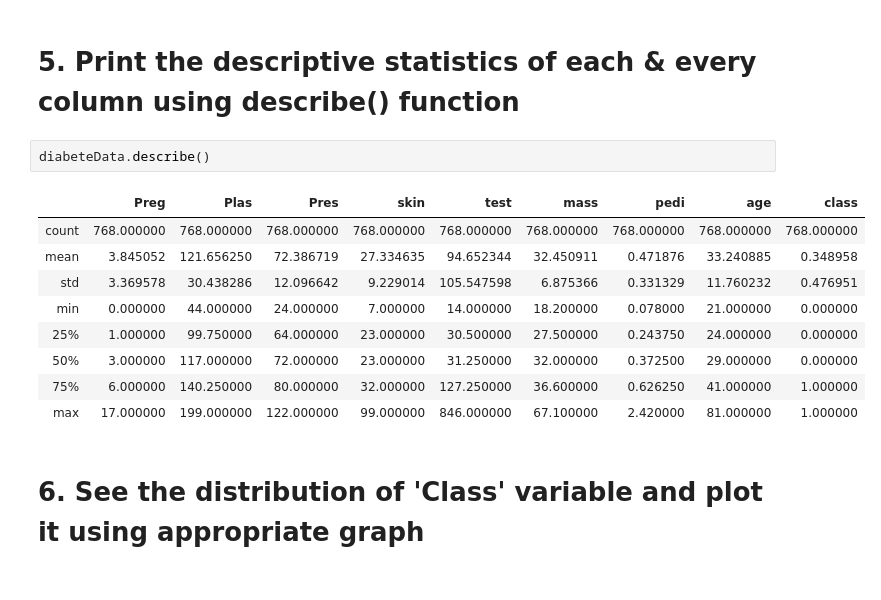
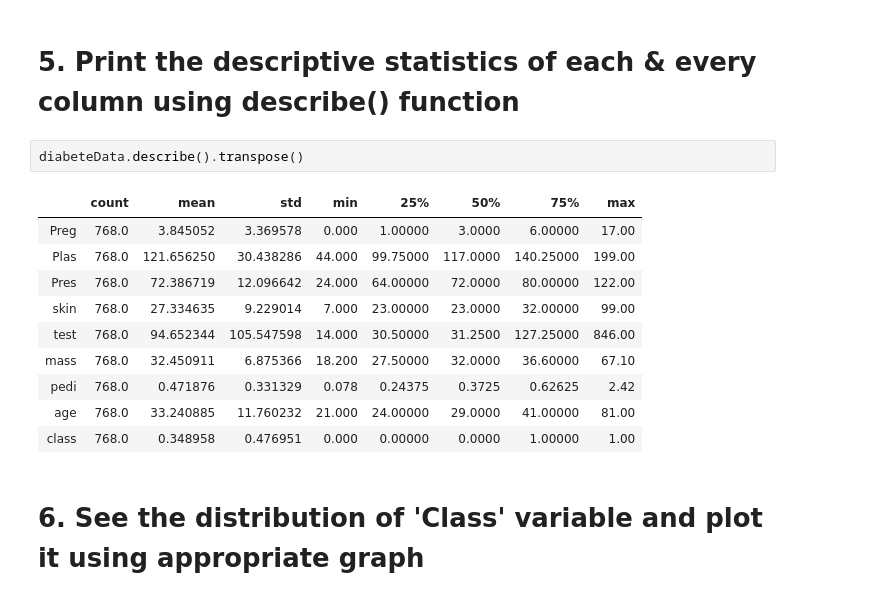
Before and after one commit to NhatTanVu/AI-ML, a Jupyter notebook: Ensemble Techniques & Model Tuning/Week 1/Self study/PE -DT-Questions.ipynb, the cells around one changed output. Cells and saved outputs as stored; diff of their text form.

Commit message:
- Add .transpose() to .describe() - Add notes for mentor session

```diff
--- a/Ensemble Techniques & Model Tuning/Week 1/Self study/PE -DT-Questions.ipynb
+++ b/Ensemble Techniques & Model Tuning/Week 1/Self study/PE -DT-Questions.ipynb
@@ -120,17 +120,18 @@ diabeteData.loc[diabeteData["mass"] == 0, 'mass'] = diabeteData.median()["mass"]
 # %% [markdown]
 # 5. Print the descriptive statistics of each & every column using describe() function
 # %%
-diabeteData.describe()
+diabeteData.describe().transpose()
 # %% [output]
-|  | Preg | Plas | Pres | skin | test | mass | pedi | age | class |
-| count | 768.000000 | 768.000000 | 768.000000 | 768.000000 | 768.000000 | 768.000000 | 768.000000 | 768.000000 | 768.000000 |
-| mean | 3.845052 | 121.656250 | 72.386719 | 27.334635 | 94.652344 | 32.450911 | 0.471876 | 33.240885 | 0.348958 |
-| std | 3.369578 | 30.438286 | 12.096642 | 9.229014 | 105.547598 | 6.875366 | 0.331329 | 11.760232 | 0.476951 |
-| min | 0.000000 | 44.000000 | 24.000000 | 7.000000 | 14.000000 | 18.200000 | 0.078000 | 21.000000 | 0.000000 |
-| 25% | 1.000000 | 99.750000 | 64.000000 | 23.000000 | 30.500000 | 27.500000 | 0.243750 | 24.000000 | 0.000000 |
-| 50% | 3.000000 | 117.000000 | 72.000000 | 23.000000 | 31.250000 | 32.000000 | 0.372500 | 29.000000 | 0.000000 |
-| 75% | 6.000000 | 140.250000 | 80.000000 | 32.000000 | 127.250000 | 36.600000 | 0.626250 | 41.000000 | 1.000000 |
-| max | 17.000000 | 199.000000 | 122.000000 | 99.000000 | 846.000000 | 67.100000 | 2.420000 | 81.000000 | 1.000000 |
+|  | count | mean | std | min | 25% | 50% | 75% | max |
+| Preg | 768.0 | 3.845052 | 3.369578 | 0.000 | 1.00000 | 3.0000 | 6.00000 | 17.00 |
+| Plas | 768.0 | 121.656250 | 30.438286 | 44.000 | 99.75000 | 117.0000 | 140.25000 | 199.00 |
+| Pres | 768.0 | 72.386719 | 12.096642 | 24.000 | 64.00000 | 72.0000 | 80.00000 | 122.00 |
+| skin | 768.0 | 27.334635 | 9.229014 | 7.000 | 23.00000 | 23.0000 | 32.00000 | 99.00 |
+| test | 768.0 | 94.652344 | 105.547598 | 14.000 | 30.50000 | 31.2500 | 127.25000 | 846.00 |
+| mass | 768.0 | 32.450911 | 6.875366 | 18.200 | 27.50000 | 32.0000 | 36.60000 | 67.10 |
+| pedi | 768.0 | 0.471876 | 0.331329 | 0.078 | 0.24375 | 0.3725 | 0.62625 | 2.42 |
+| age | 768.0 | 33.240885 | 11.760232 | 21.000 | 24.00000 | 29.0000 | 41.00000 | 81.00 |
+| class | 768.0 | 0.348958 | 0.476951 | 0.000 | 0.00000 | 0.0000 | 1.00000 | 1.00 |
 # %% [markdown]
 # 6. See the distribution of 'Class' variable and plot it using appropriate graph
 # %%
```
Also changed, not shown: 2 other files.
